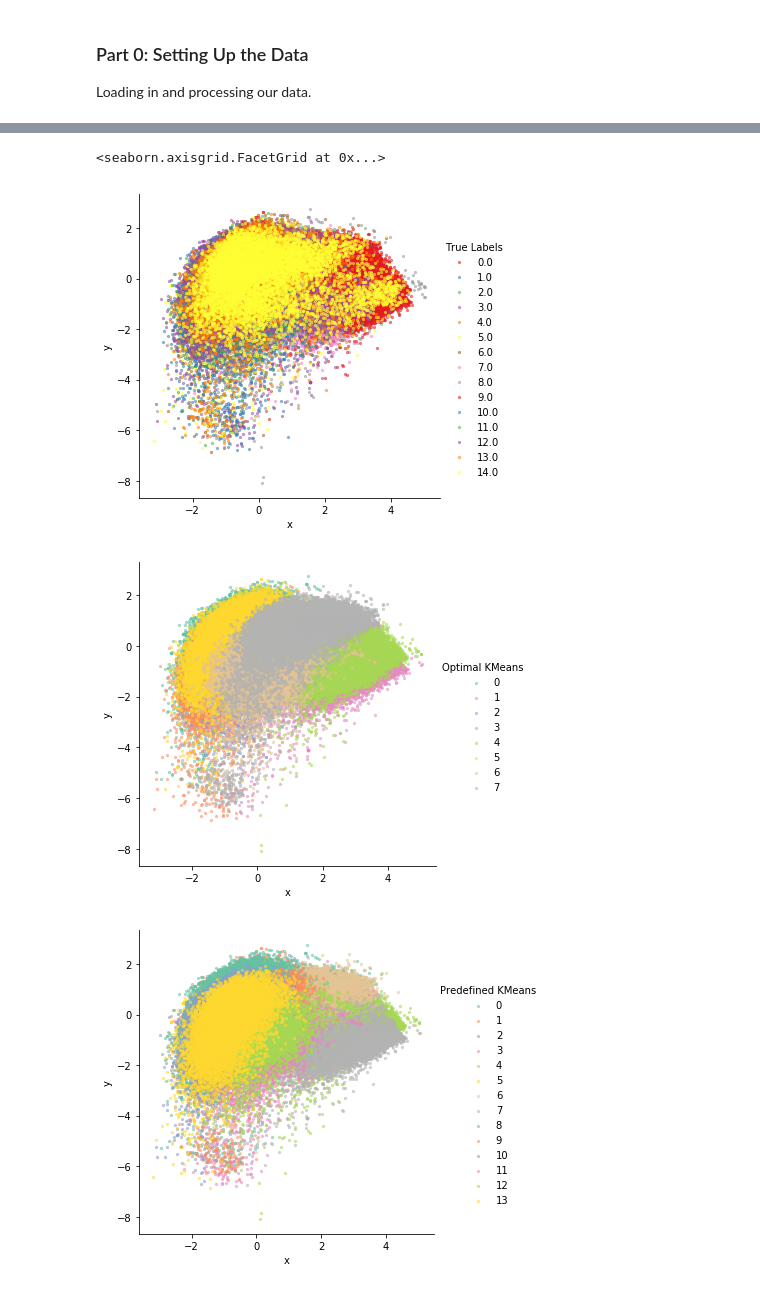
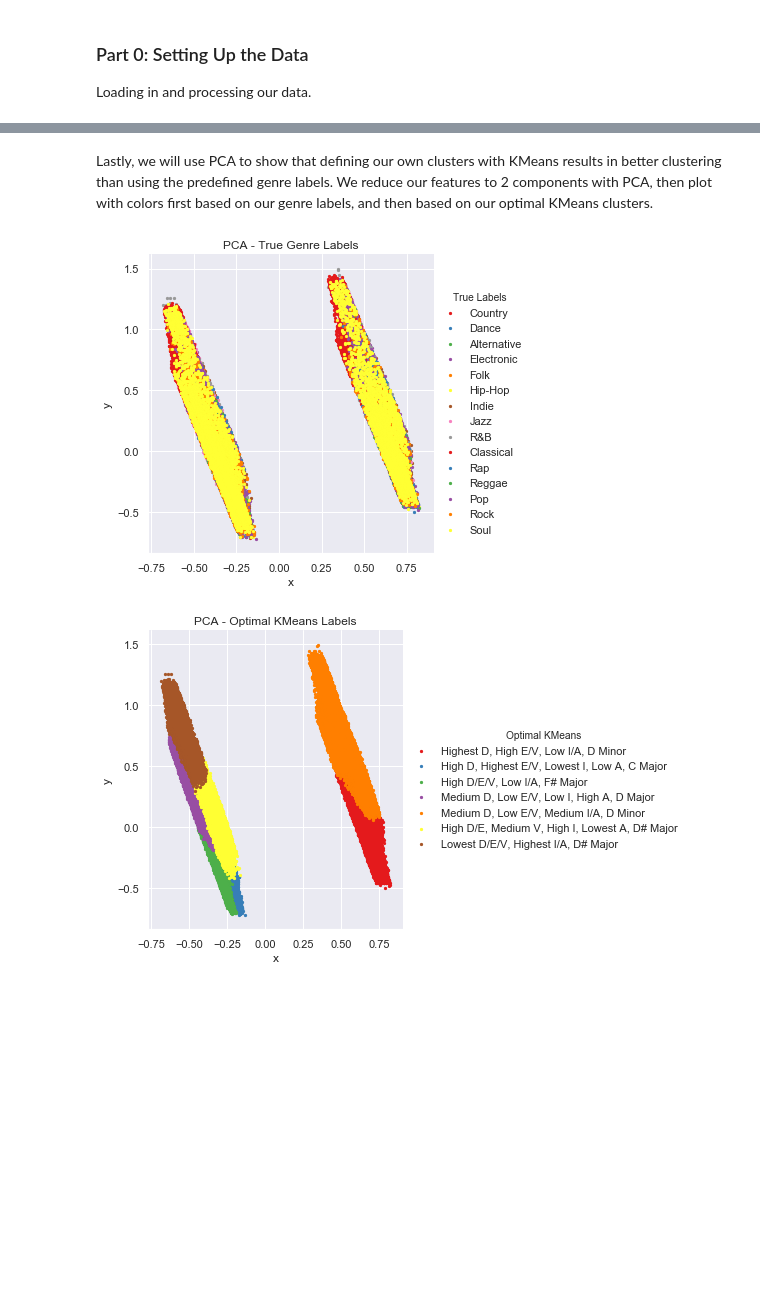
Before and after one commit to bglowniak/Song-Genre-Prediction, a Jupyter notebook: Project Notebook.ipynb, the cells around one changed output, grey strips where cells are left out. Cells and saved outputs as stored; diff of their text form; code cells hidden in the pictures; blank space fills up the shorter version.

```diff
--- a/Project Notebook.ipynb
+++ b/Project Notebook.ipynb
@@ -171,13 +215,9 @@ print(feature_selector.scores_ / np.sum(feature_selector.scores_))
 # %%
-#TODO: Use GMM instead of KMeans??
-
 # elbow method
-# DON'T RUN THIS CELL UNLESS YOU NEED TO, IT TAKES A LONG TIME TO RUN
-
 loss = []
 max_centers = 20
 for i in range(1, max_centers + 1):
-    kmeans = KMeans(n_clusters=i).fit(x)
+    kmeans = KMeans(n_clusters=i, n_jobs=-1).fit(x)
     loss.append(kmeans.inertia_)
 
 plt.plot(loss, "x-")
@@ -199,0 +247,12 @@ plt.show()
+# %%
+optimal_labels = ["High D, Highest E/V, Lowest I, Low A, C Major",
+                  "Highest D, High E/V, Low I/A, D Minor",
+                  "Medium D, Low E/V, Medium I/A, D Minor",
+                  "High D/E, Medium V, High I, Lowest A, D# Major",
+                  "Medium D, Low E/V, Low I, High A, D Major",
+                  "Lowest D/E/V, Highest I/A, D# Major",
+                  "High D/E/V, Low I/A, F# Major"]
+
+assigned_optimal_labels = [None] * len(kmeans_optimal.labels_)
+for i in range(len(kmeans_optimal.labels_)):
+    assigned_optimal_labels[i] = optimal_labels[int(kmeans_optimal.labels_[i])]
@@ -208,31 +268,27 @@ plt.show()
+# %% [markdown]
+Lastly, we will use PCA to show that defining our own clusters with KMeans results in better clustering than using the predefined genre labels. We reduce our features to 2 components with PCA, then plot with colors first based on our genre labels, and then based on our optimal KMeans clusters.
 # %%
-import pandas as pd
-from sklearn.discriminant_analysis import LinearDiscriminantAnalysis as LDA
-df = pd.DataFrame(data=mod_x,
-                  index=np.arange(0, mod_x.shape[0]),
+df = pd.DataFrame(data=x,
+                  index=np.arange(0, x.shape[0]),
                   columns=["acousticness", "danceability", "energy", "instrumentalness", "key", "liveness", "mode", "speechiness", "tempo", "valence"])
 
-#pca = PCA(n_components=2)
-#reduced_x = pca.fit_transform(x)
+pca = PCA(n_components=2)
+reduced_x = pca.fit_transform(x)
 
-lda = LDA(n_components=2)
-reduced_x = lda.fit_transform(mod_x, np.ravel(mod_y))
 df["x"] = reduced_x[:, 0]
 df["y"] = reduced_x[:, 1]
-df["Optimal KMeans"] = kmeans_optimal.labels_
-df["Predefined KMeans"] = kmeans_predefined.labels_
-df["True Labels"] = mod_y
+df["Optimal KMeans"] = assigned_optimal_labels
+df["True Labels"] = y_genre
 
 sns.lmplot(data=df, x="x", y="y", hue="True Labels", fit_reg=False, palette='Set1',
-           scatter_kws={'alpha':0.5, 's':5})
+           scatter_kws={'alpha':1, 's':5})
+plt.gca().set_title("PCA - True Genre Labels")
 
-sns.lmplot(data=df, x="x", y="y", hue="Optimal KMeans", fit_reg=False, palette='Set2',
-           scatter_kws={'alpha':0.5, 's':5})
+sns.lmplot(data=df, x="x", y="y", hue="Optimal KMeans", fit_reg=False, palette='Set1',
+           scatter_kws={'alpha':1, 's':5})
+plt.gca().set_title("PCA - Optimal KMeans Labels")
 
-sns.lmplot(data=df, x="x", y="y", hue="Predefined KMeans", fit_reg=False, palette='Set2',
-           scatter_kws={'alpha':0.5, 's':5})
+plt.show()
 # %% [output]
-<seaborn.axisgrid.FacetGrid at 0x...>
-[figure, old version]
+[figure, new version]
-[figure, old version]
+[figure, new version]
-[figure, removed]
```
Also changed, not shown: parts of 26 cells of this notebook.
